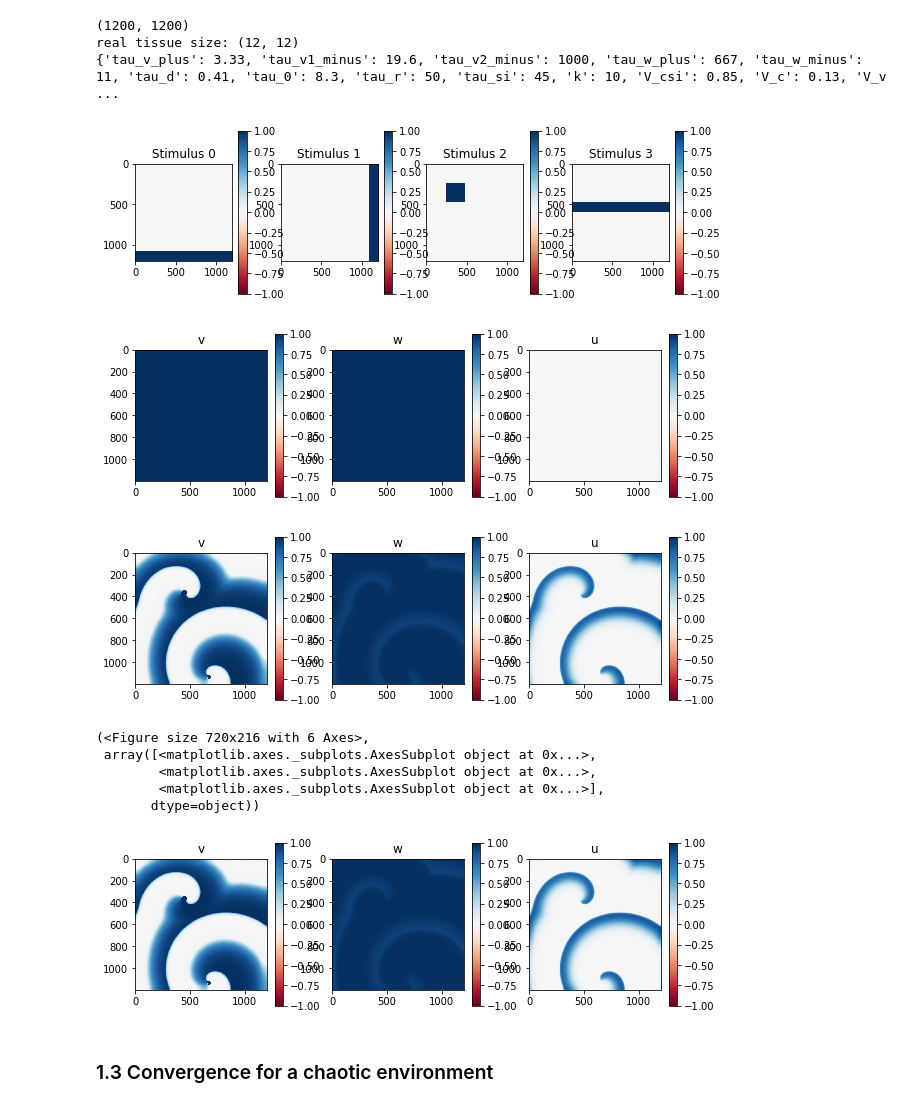
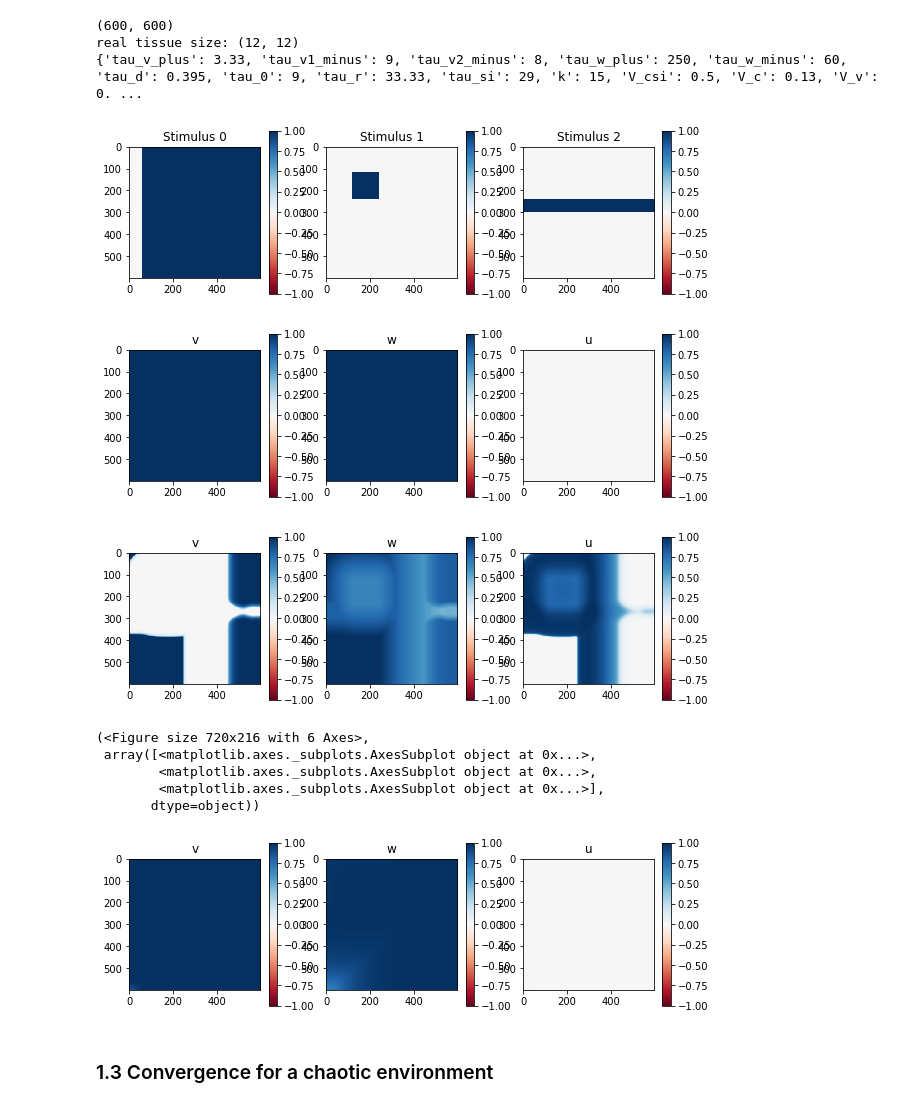
Before and after one commit to epignatelli/cardiax, a Jupyter notebook: dof_convergence_test.ipynb, the cells around one changed output. Drawn from its saved outputs; the diff is of its cells as text; code cells hidden in the pictures.

Commit message:
last convergence test

```diff
--- a/dof_convergence_test.ipynb
+++ b/dof_convergence_test.ipynb
@@ -58,10 +83,10 @@ s2 = stimulus.rectangular(shape, jax.ops.index[:, -20:], 1., protocol2)
 # simulation inputs (real values)
 field_size = (12, 12)  # cm
 d = 0.001  # (cm^2/ms)
-cell_parameters = params.params1a()
+cell_parameters = params.params6()
 # %%
 # infinitesimals
-dx = 0.008  # (cm/units) - Fenton 1998 recommends ~200, 300 micron/gridunit (~0.02, 0.03), smaller dx means finer grid
+dx = 0.02  # (cm/units) - Fenton 1998 recommends ~200, 300 micron/gridunit (~0.02, 0.03), smaller dx means finer grid
 dt = 0.01  # (ms) - Fenton 1998 recommends few hundreds of ms (~0.01, 0.04)
 # %%
 # to computational units
@@ -72,37 +97,37 @@ stripe_size = int(shape[0] / 10)
 protocol1 = stimulus.protocol(start=0, duration=2, period=0)
 s1 = stimulus.rectangular(shape, jax.ops.index[-stripe_size:, :], 1., protocol1)
 
-protocol2 = stimulus.protocol(start=15000, duration=2, period=0)
+protocol2 = stimulus.protocol(start=0, duration=2, period=0)
 s2 = stimulus.rectangular(shape, jax.ops.index[:, -stripe_size:], 1., protocol2)
 
-protocol3 = stimulus.protocol(start=20000, duration=2, period=0)
+protocol3 = stimulus.protocol(start=10000, duration=2, period=0)
 s3 = stimulus.rectangular(shape, jax.ops.index[stripe_size*2:stripe_size*4, stripe_size*2:stripe_size*4], 1., protocol3)
 
-protocol4 = stimulus.protocol(start=25000, duration=2, period=0)
+protocol4 = stimulus.protocol(start=15000, duration=2, period=0)
 s4 = stimulus.rectangular(shape, jax.ops.index[stripe_size*4:stripe_size*5, :], 1., protocol4)
 
-stimuli = [s1, s2, s3, s4]
+stimuli = [s2, s3, s4]
 
 print(shape)
 print("real tissue size:", field_size)
 print(cell_parameters)
 model.show_stimuli(*stimuli)
 # %% [output]
-(1200, 1200)
+(600, 600)
 real tissue size: (12, 12)
-{'tau_v_plus': 3.33, 'tau_v1_minus': 19.6, 'tau_v2_minus': 1000, 'tau_w_plus': 667, 'tau_w_minus': 11, 'tau_d': 0.41, 'tau_0': 8.3, 'tau_r': 50, 'tau_si': 45, 'k': 10, 'V_csi': 0.85, 'V_c': 0.13, 'V_v ...
+{'tau_v_plus': 3.33, 'tau_v1_minus': 9, 'tau_v2_minus': 8, 'tau_w_plus': 250, 'tau_w_minus': 60, 'tau_d': 0.395, 'tau_0': 9, 'tau_r': 33.33, 'tau_si': 29, 'k': 15, 'V_csi': 0.5, 'V_c': 0.13, 'V_v': 0. ...
-[figure, old version]
+[figure, new version]
 # %%
 state = model.init(shape)
 t = 0
 model.show(state)
 
 state = model.init(shape)
-states = model._forward(state, 0, 100000, cell_parameters, np.ones(shape) * d, stimuli, dt, dx)
+states = model._forward(state, 0, 25000, cell_parameters, np.ones(shape) * d, stimuli, dt, dx)
 model.show(states)
 # %% [output]
-[figure, old version]
+[figure, new version]
-[figure, old version]
+[figure, new version]
 (<Figure size 720x216 with 6 Axes>,
  array([<matplotlib.axes._subplots.AxesSubplot object at 0x...>,
         <matplotlib.axes._subplots.AxesSubplot object at 0x...>,
@@ -110,9 +135,9 @@ model.show(states)
        dtype=object))
 # %%
 fig, ax = model.show(states)
-path = os.path.join("results", "convergence", "chaotic", "dx_%.4f.png" % dx)
+path = os.path.join("results", "convergence", "chaotic", "dx_%.4f_param6.png" % dx)
 fig.savefig(path)
 # %% [output]
-[figure, old version]
+[figure, new version]
 # %% [markdown]
 ### 1.3 Convergence for a chaotic environment
```
Also changed, not shown: parts of 1 cell of this notebook, 13 other files.
